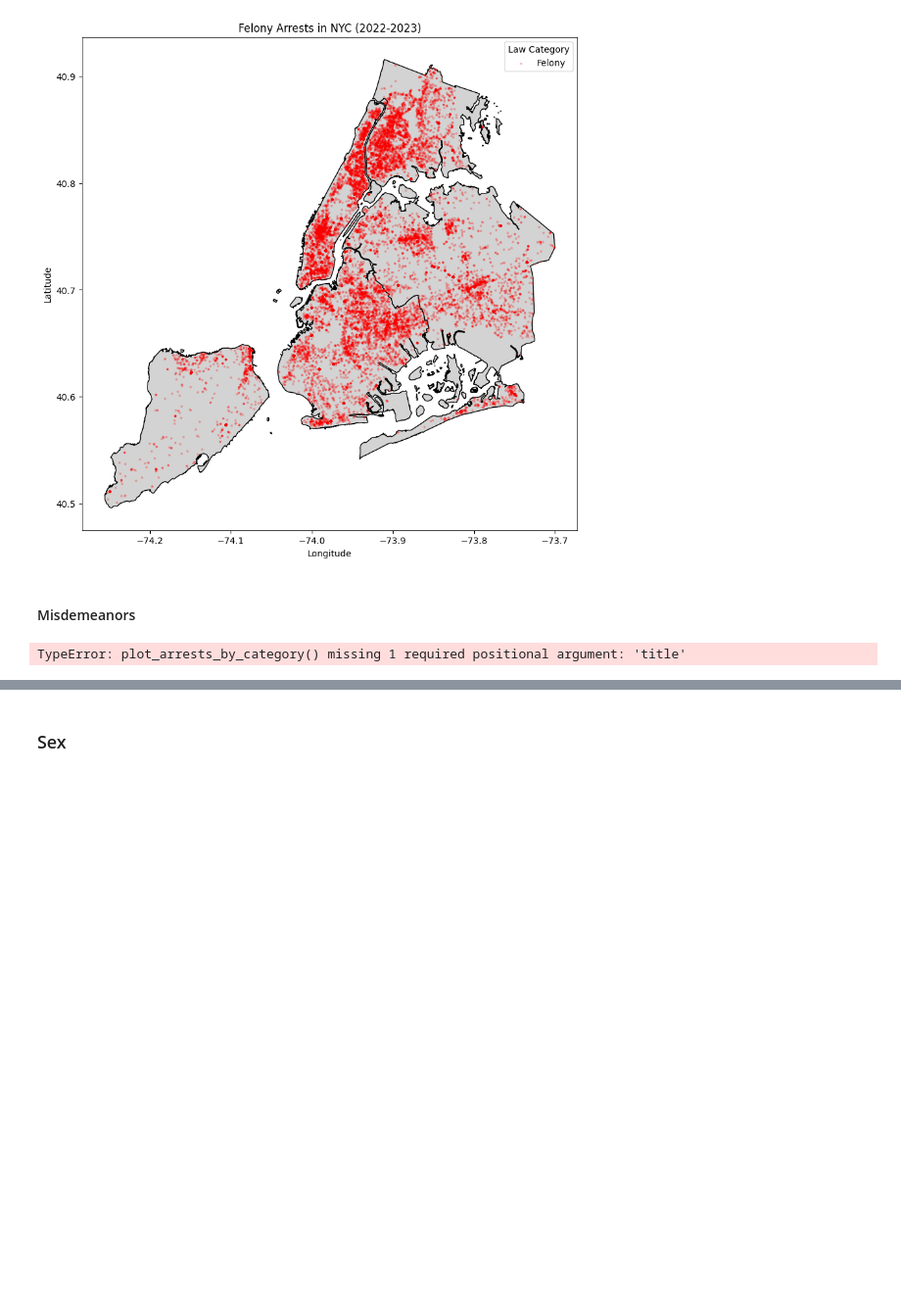
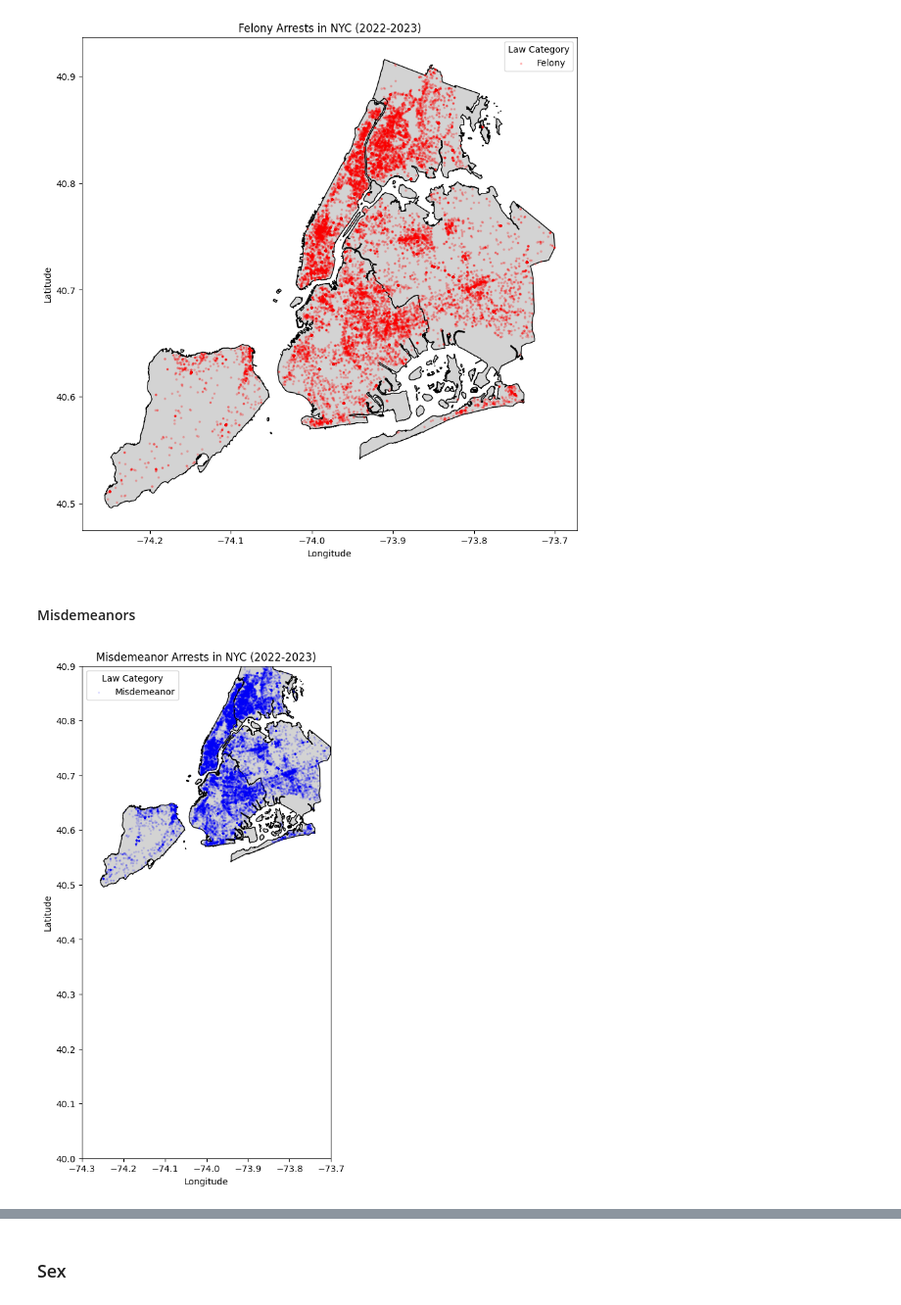
Before and after one commit to CarlosGG18/NYPD-Arrest-Analysis, a Jupyter notebook: 2024_YTD_EDA.ipynb, the cells around one changed output, grey strips where cells are left out. Shown at 98% size. Cells and saved outputs as stored; diff of their text form; code cells hidden in the pictures; blank space fills up the shorter version.

```diff
--- a/2024_YTD_EDA.ipynb
+++ b/2024_YTD_EDA.ipynb
@@ -319,33 +319,42 @@ plt.legend(title='Law Category')
 # %%
 gdf_arrests = gpd.GeoDataFrame(
     ytd_df, geometry=gpd.points_from_xy(ytd_df['Longitude'], ytd_df['Latitude'])
 )
 gdf_arrests.set_crs(epsg=4326, inplace=True)
+
+# Define the function with the correct parameters
 def plot_arrests_by_category(category, color, title, filename):
     gdf_category = gdf_arrests[gdf_arrests['LAW_CAT_CD'] == category]
 
-    # Needed to filter as the displayed Geomap was too small but still cutting off Manhattan
+    # Filter to ensure the map is appropriately sized
     gdf_category = gdf_category[
         (gdf_category['Longitude'] >= -74.3) &
         (gdf_category['Longitude'] <= -73.7) &
         (gdf_category['Latitude'] >= 40) &
         (gdf_category['Latitude'] <= 41)
     ]
+
+    # Load NYC borough boundaries
     gdf_nyc = gpd.read_file("Borough Boundaries.zip")
     gdf_nyc = gdf_nyc.to_crs(epsg=4326)
+
+    # Plot the data
     fig, ax = plt.subplots(figsize=(14, 10))
     gdf_nyc.plot(ax=ax, color='lightgrey', edgecolor='black')
     gdf_category.plot(ax=ax, markersize=2, alpha=0.1, color=color, label=category)
     plt.title(title)
     plt.xlabel('Longitude')
     plt.ylabel('Latitude')
     plt.xlim(-74.3, -73.7)
     plt.ylim(40, 40.9)
     plt.legend(title='Law Category')
+    plt.savefig(filename)
     plt.show()
-plot_arrests_by_category('Misdemeanor', 'blue', filename='Misdemeanor Arrests in NYC (2022-2023)')
+
+# Call the function with the correct arguments
+plot_arrests_by_category('Misdemeanor', 'blue', 'Misdemeanor Arrests in NYC (2022-2023)', 'Misdemeanor_Arrests_NYC_2022_2023.png')
 # %% [output]
-TypeError: plot_arrests_by_category() missing 1 required positional argument: 'title'
+[figure, added]
 # %%
 gdf_arrests = gpd.GeoDataFrame(
     ytd_df, geometry=gpd.points_from_xy(ytd_df['Longitude'], ytd_df['Latitude']))
```
Also changed, not shown: parts of 8 cells of this notebook, 3 other files.
